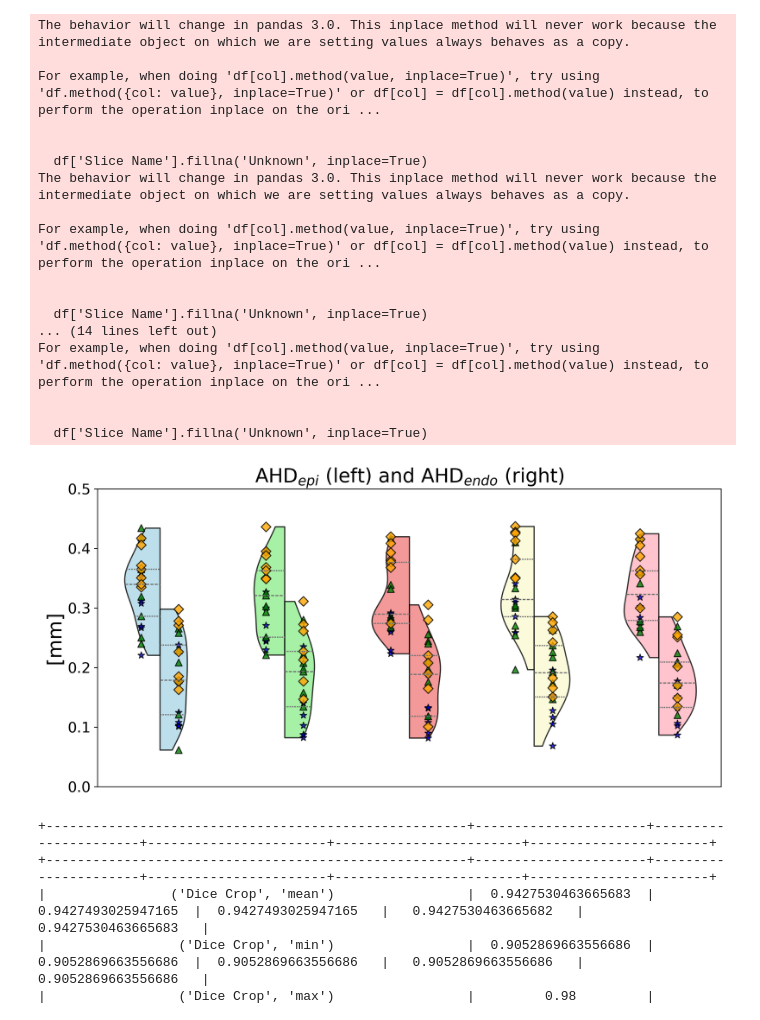
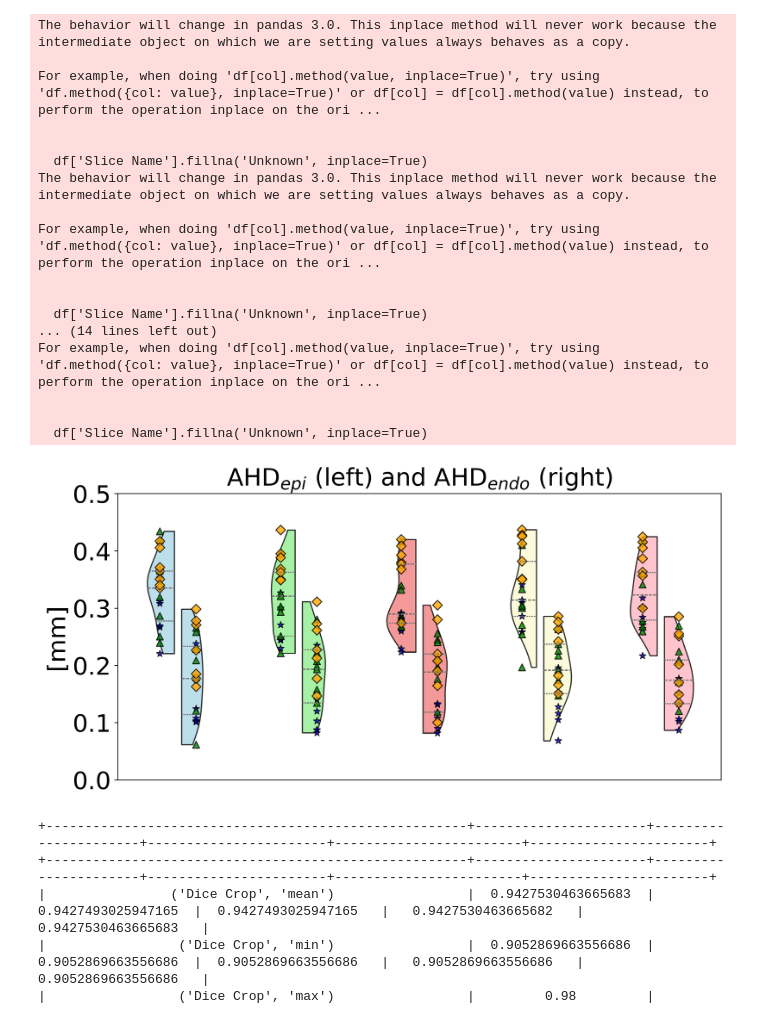
Before and after one commit to sash9966/nnUNet, a Jupyter notebook: boxplot.ipynb, the cells around one changed output. Saved outputs shown, nothing was run; the diff lists cells and outputs as text; code cells hidden in the pictures.

```diff
--- a/boxplot.ipynb
+++ b/boxplot.ipynb
@@ -2007,11 +2007,12 @@ dataset_palette = {
 }
 
 plt.figure(figsize=(10, 5), dpi=300)
-plt.title("HD$_{ant}$ (left) HD$_{inf}$ (right)", fontsize=20)
+plt.title("HD$_{ant}$ (left) HD$_{inf}$ (right)", fontsize=25)
 
 # Compute the max HD among inliers for y‐label placement
 max_hd_inliers = combined_df[combined_df['Value Type'] == 'Inlier']['HD'].max()
 y_text_offset = max_hd_inliers + 1
+
 
 # === 1) Draw the violin plot with a “throwaway” palette (e.g. "pastel") ===
 ax = sns.violinplot(
@@ -2022,8 +2023,9 @@ ax = sns.violinplot(
     split=True,
     palette="pastel",  # <--- placeholder
     cut=0,
+    gap=0.2,  # <<<< Adds space between Epi and Endo
     inner='quartile',
-    width=0.6,
+    width=1,
     order=run_titles.values(),   # ensure consistent x order
     hue_order=['L2', 'L3']       # ensure L2-left, L3-right
 )
@@ -2093,11 +2095,11 @@ for label_type, offset in zip(['L2', 'L3'], [-0.15, 0.15]):
     )
 
 plt.xticks('')
-plt.ylabel("[mm]", fontsize=20)
+plt.ylabel("[mm]", fontsize=25)
 plt.ylim(0, 0.5)
 plt.ylim(0, y_text_offset + 2)
 plt.xlim(-0.5, 4.5)
-plt.yticks(fontsize=15)
+plt.yticks(fontsize=25)
 plt.legend([], [], frameon=False)
 
 plt.tight_layout()
@@ -2208,7 +2210,7 @@ dataset_palette = {
 }
 
 plt.figure(figsize=(10, 5), dpi=300)
-plt.title("AHD$_{epi}$ (left) and AHD$_{endo}$ (right)", fontsize=20)
+plt.title("AHD$_{epi}$ (left) and AHD$_{endo}$ (right)", fontsize=25)
 
 # Compute the max HD among inliers for y‐label placement
 max_hd_inliers = combined_df[combined_df['Value Type'] == 'Inlier']['HD'].max()
@@ -2225,6 +2227,7 @@ ax = sns.violinplot(
     cut=0,
     inner='quartile',
     width=0.6,
+    gap=0.2,  # <<<< Adds space between Epi and Endo
     order=run_titles.values(),
     hue_order=['Epi', 'Endo']  # Epi on left, Endo on right
 )
@@ -2286,40 +2289,40 @@ for label_type, offset in zip(['Epi', 'Endo'], [-0.15, 0.15]):
         color='red',
         edgecolor='k',
         s=50,
-        alpha=0.8
+        alpha=0.8,
     )
 
 # Setup x/y ticks, labels
 plt.xticks('')
-plt.ylabel("[mm]", fontsize=20)
+plt.ylabel("[mm]", fontsize=25)
 plt.ylim(0, 0.5)
 plt.xlim(-0.5, 4.5)
-plt.yticks(fontsize=15)
+plt.yticks(fontsize=25)
 
 # Remove the legend (optional)
 plt.legend([], [], frameon=False)
 
 plt.tight_layout()
 plt.show()
 # %% [output]
 The behavior will change in pandas 3.0. This inplace method will never work because the intermediate object on which we are setting values always behaves as a copy.
 
 For example, when doing 'df[col].method(value, inplace=True)', try using 'df.method({col: value}, inplace=True)' or df[col] = df[col].method(value) instead, to perform the operation inplace on the ori ...
 
 
   df['Slice Name'].fillna('Unknown', inplace=True)
 The behavior will change in pandas 3.0. This inplace method will never work because the intermediate object on which we are setting values always behaves as a copy.
 
 For example, when doing 'df[col].method(value, inplace=True)', try using 'df.method({col: value}, inplace=True)' or df[col] = df[col].method(value) instead, to perform the operation inplace on the ori ...
 
 
   df['Slice Name'].fillna('Unknown', inplace=True)
 ... (14 lines left out)
 For example, when doing 'df[col].method(value, inplace=True)', try using 'df.method({col: value}, inplace=True)' or df[col] = df[col].method(value) instead, to perform the operation inplace on the ori ...
 
 
   df['Slice Name'].fillna('Unknown', inplace=True)
-[figure, old version]
+[figure, new version]
 # %%
 import pandas as pd
 import os
```
Also changed, not shown: parts of 2 cells of this notebook, 1 other file.
